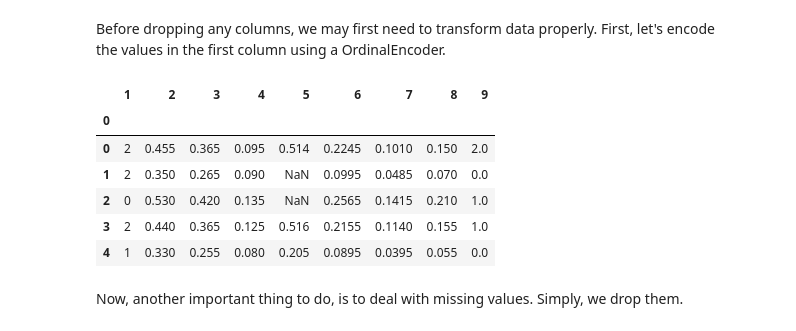
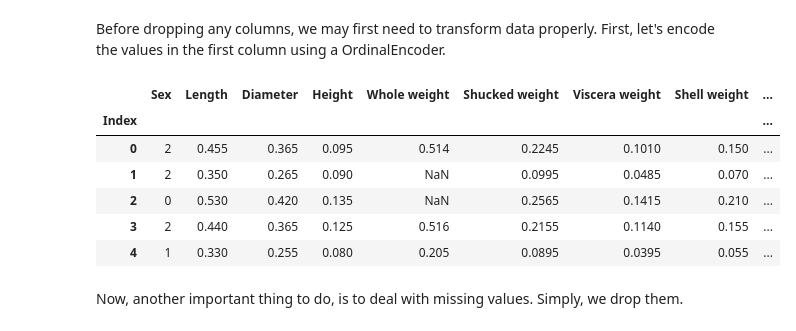
Before and after one commit to AngeloGalav/MachineLearningNotes, a Jupyter notebook: Exams/2023/2023-01-09/angelo.galavotti.ipynb, the cells around one changed output. Cells and saved outputs as stored; diff of their text form; code cells hidden in the pictures.

```diff
--- a/Exams/2023/2023-01-09/angelo.galavotti.ipynb
+++ b/Exams/2023/2023-01-09/angelo.galavotti.ipynb
@@ -7,6 +7,10 @@ import warnings
 warnings.filterwarnings('ignore', category=DeprecationWarning)
 # %%
 dataset_filename = 'ML-Python-Lab-Data.csv'
-df = pd.read_csv(dataset_filename, index_col=0, header=None)
+df = pd.read_csv(dataset_filename, index_col=0, header=None, names=['Index', 'Sex','Length', 'Diameter', 'Height', \
+    'Whole weight', 'Shucked weight', 'Viscera weight', 'Shell weight', 'Rings'])
+# the name were stored in a different file, this is why this information was known.
+
+target = 'Rings'
 df.head()
 # %% [output]
@@ -60,17 +64,18 @@ Before dropping any columns, we may first need to transform data properly. First
 # %%
 from sklearn.preprocessing import OrdinalEncoder
 oe = OrdinalEncoder(dtype=int)
 df0 = df.copy() # df0 is used to make modification to the table.
-df0[1] = oe.fit_transform(df0[1].values.reshape(-1,1))
+column_to_transform = 'Sex'
+df0[column_to_transform] = oe.fit_transform(df0[column_to_transform].values.reshape(-1,1))
 df0.head()
 # %% [output]
-|  | 1 | 2 | 3 | 4 | 5 | 6 | 7 | 8 | 9 |
-| 0 |  |  |  |  |  |  |  |  |  |
-| 0 | 2 | 0.455 | 0.365 | 0.095 | 0.514 | 0.2245 | 0.1010 | 0.150 | 2.0 |
-| 1 | 2 | 0.350 | 0.265 | 0.090 | NaN | 0.0995 | 0.0485 | 0.070 | 0.0 |
-| 2 | 0 | 0.530 | 0.420 | 0.135 | NaN | 0.2565 | 0.1415 | 0.210 | 1.0 |
-| 3 | 2 | 0.440 | 0.365 | 0.125 | 0.516 | 0.2155 | 0.1140 | 0.155 | 1.0 |
-| 4 | 1 | 0.330 | 0.255 | 0.080 | 0.205 | 0.0895 | 0.0395 | 0.055 | 0.0 |
+|  | Sex | Length | Diameter | Height | Whole weight | Shucked weight | Viscera weight | Shell weight | ... |
+| Index |  |  |  |  |  |  |  |  | ... |
+| 0 | 2 | 0.455 | 0.365 | 0.095 | 0.514 | 0.2245 | 0.1010 | 0.150 | ... |
+| 1 | 2 | 0.350 | 0.265 | 0.090 | NaN | 0.0995 | 0.0485 | 0.070 | ... |
+| 2 | 0 | 0.530 | 0.420 | 0.135 | NaN | 0.2565 | 0.1415 | 0.210 | ... |
+| 3 | 2 | 0.440 | 0.365 | 0.125 | 0.516 | 0.2155 | 0.1140 | 0.155 | ... |
+| 4 | 1 | 0.330 | 0.255 | 0.080 | 0.205 | 0.0895 | 0.0395 | 0.055 | ... |
 # %% [markdown]
 Now, another important thing to do, is to deal with missing values.
 Simply, we drop them.
```
Also changed, not shown: parts of 11 cells of this notebook.
